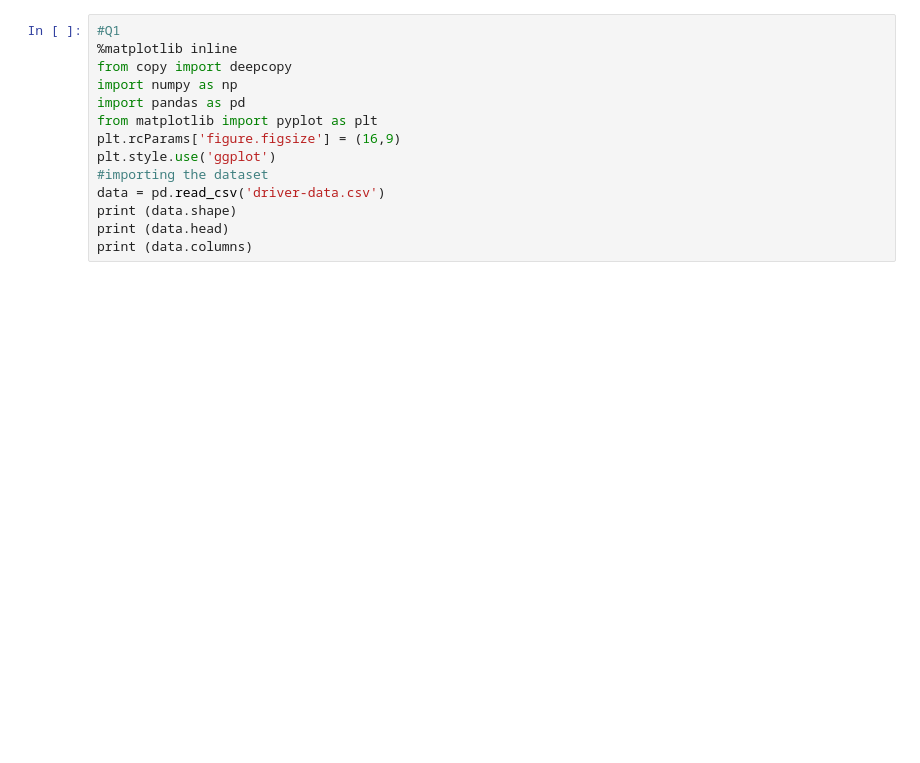
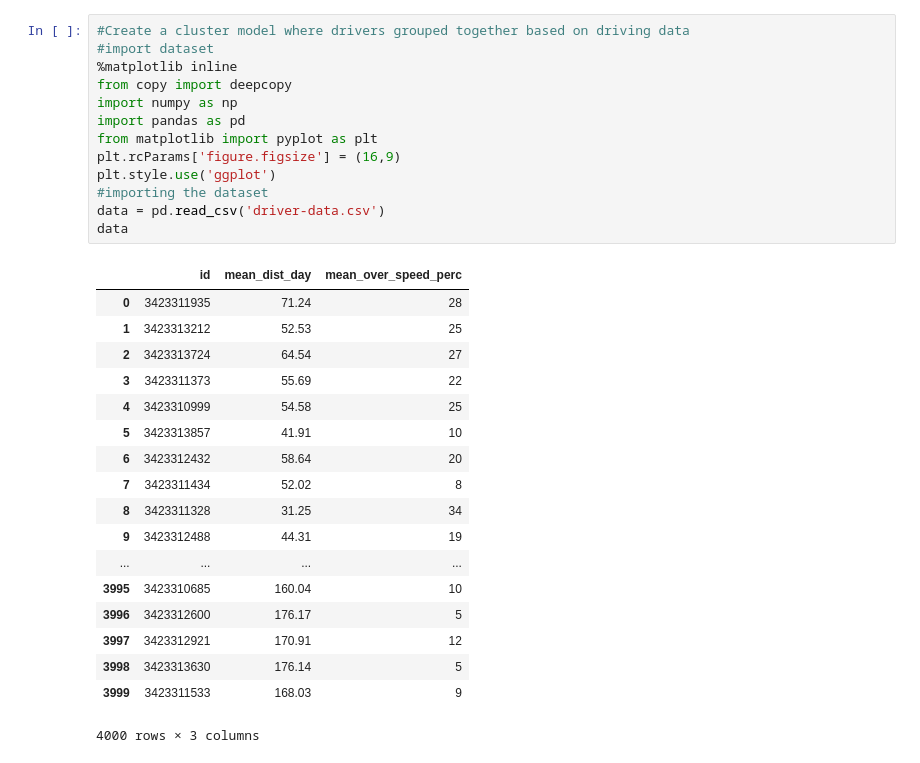
Before and after one commit to tejdeep24/Python-Machine-Learning, a Jupyter notebook: Unsupervised Learning.ipynb, the cells around one changed output. Cells and saved outputs as stored; diff of their text form; blank space fills up the shorter version.

```diff
--- a/Unsupervised Learning.ipynb
+++ b/Unsupervised Learning.ipynb
@@ -1,17 +1,35 @@
 # %%
-#Q1
+#Create a cluster model where drivers grouped together based on driving data
+#import dataset
 %matplotlib inline
 from copy import deepcopy
 import numpy as np
 import pandas as pd
 from matplotlib import pyplot as plt
 plt.rcParams['figure.figsize'] = (16,9)
 plt.style.use('ggplot')
 #importing the dataset
 data = pd.read_csv('driver-data.csv')
-print (data.shape)
-print (data.head)
-print (data.columns)
+data
+# %% [output]
+|  | id | mean_dist_day | mean_over_speed_perc |
+| 0 | 3423311935 | 71.24 | 28 |
+| 1 | 3423313212 | 52.53 | 25 |
+| 2 | 3423313724 | 64.54 | 27 |
+| 3 | 3423311373 | 55.69 | 22 |
+| 4 | 3423310999 | 54.58 | 25 |
+| 5 | 3423313857 | 41.91 | 10 |
+| 6 | 3423312432 | 58.64 | 20 |
+| 7 | 3423311434 | 52.02 | 8 |
+| 8 | 3423311328 | 31.25 | 34 |
+| 9 | 3423312488 | 44.31 | 19 |
+| ... | ... | ... | ... |
+| 3995 | 3423310685 | 160.04 | 10 |
+| 3996 | 3423312600 | 176.17 | 5 |
+| 3997 | 3423312921 | 170.91 | 12 |
+| 3998 | 3423313630 | 176.14 | 5 |
+| 3999 | 3423311533 | 168.03 | 9 |
+4000 rows × 3 columns
 # %%
 #Getting the values and plotting it
 f1 = data['mean_dist_day'].values
```
Also changed, not shown: parts of 4 cells of this notebook.
